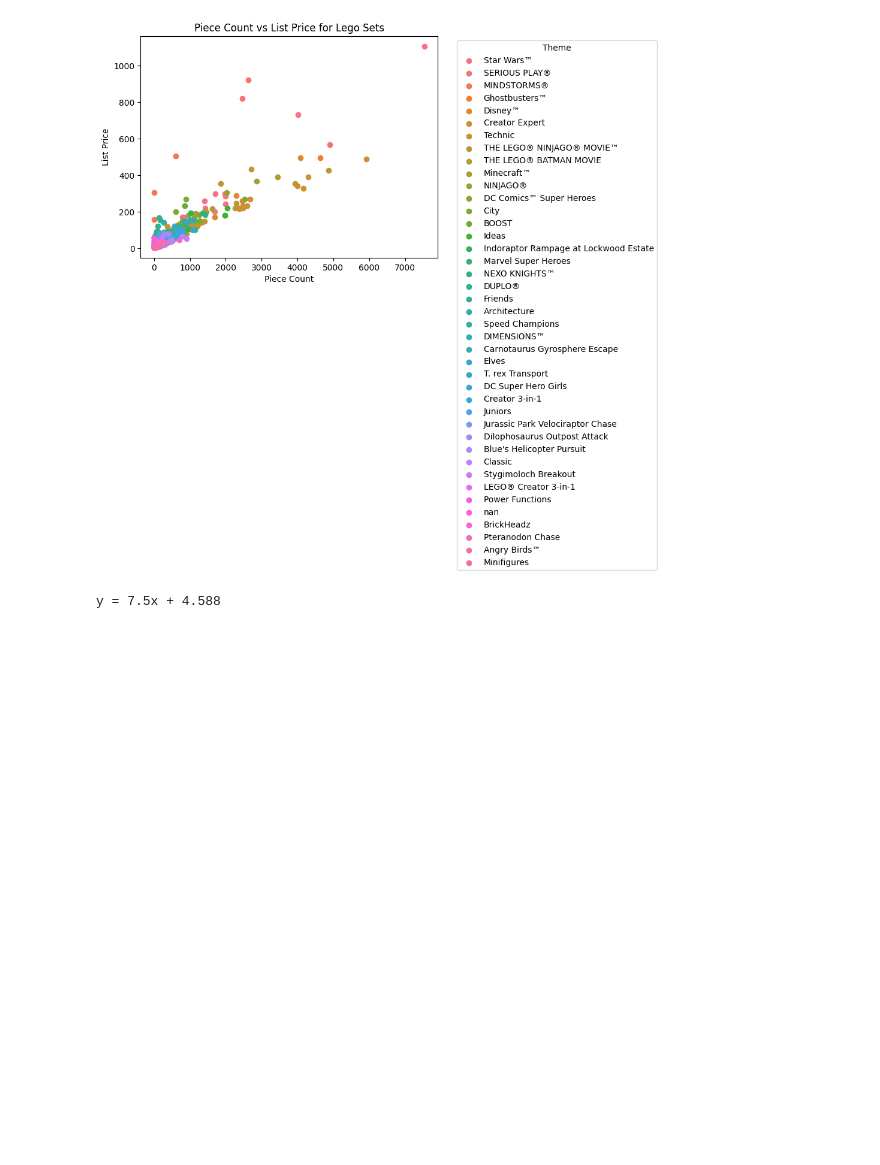
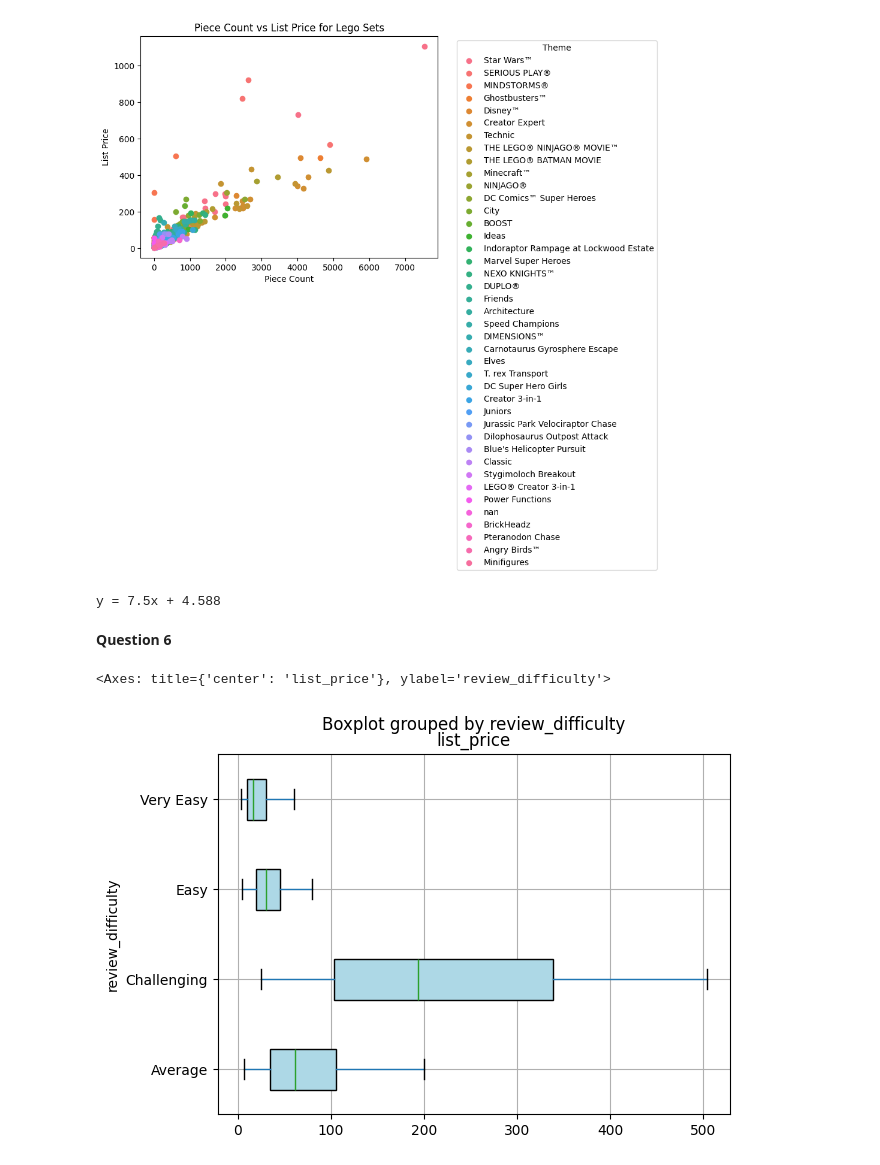
Before and after one commit to dfr5407/DS220, a Jupyter notebook: Project2/pyLegoSetDataset.ipynb, the cells around one changed output. Saved outputs shown, nothing was run; the diff lists cells and outputs as text; code cells hidden in the pictures; blank space fills up the shorter version.

Commit message:
updated question 6

```diff
--- a/Project2/pyLegoSetDataset.ipynb
+++ b/Project2/pyLegoSetDataset.ipynb
@@ -203,3 +203,14 @@ bestFit = ('y = ', x, 'x + ', y )
 print(''.join(map(str, bestFit)))
 # %% [output]
 y = 7.5x + 4.588
+# %% [markdown]
+**Question 6**
+# %%
+colors = ['red','yellow','lightblue','lightgreen']
+
+distinctsets.boxplot(column = 'list_price', by = 'review_difficulty', patch_artist = True, vert = False, showfliers = False, boxprops = dict(facecolor = 'lightblue'))
+
+#plt.boxplot(distinctsets['list_price'], notch = True, vert = False, showfliers=False, showmeans=True, patch_artist=True)
+# %% [output]
+<Axes: title={'center': 'list_price'}, ylabel='review_difficulty'>
+[figure, added]
```
